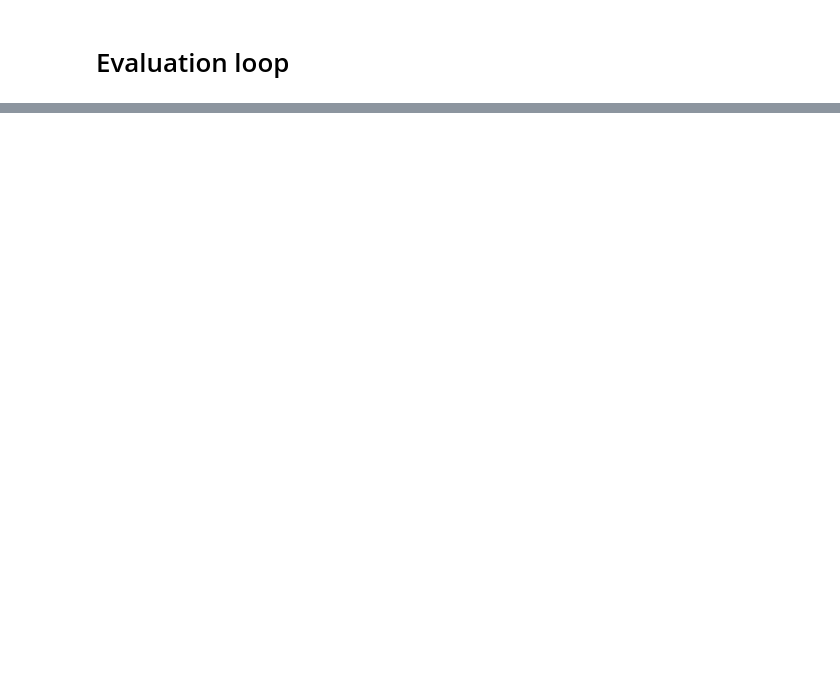
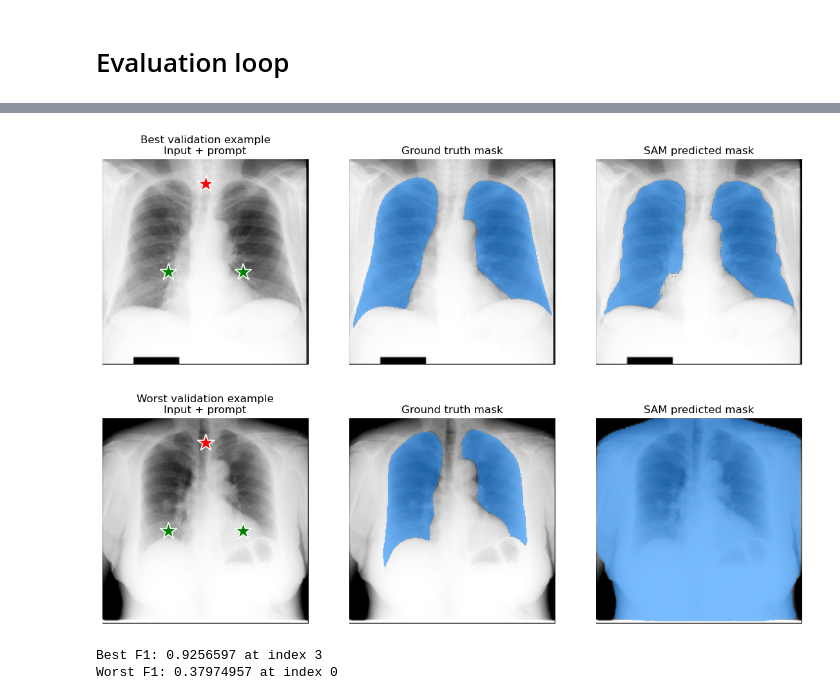
Before and after one commit to tdh424/DL-MR-GREEN, a Jupyter notebook: Assignment 3/Handin/sam_lung_xrays_1.ipynb, the cells around one changed output, grey strips where cells are left out. Saved outputs shown, nothing was run; the diff lists cells and outputs as text; code cells hidden in the pictures; blank space fills up the shorter version.

```diff
--- a/Assignment 3/Handin/sam_lung_xrays_1.ipynb
+++ b/Assignment 3/Handin/sam_lung_xrays_1.ipynb
@@ -242,0 +350,54 @@ print(f"Standard deviation: {std_f1:.4f}")
+# %%
+# Visualization of best and worst validation examples
+best_i = int(np.argmax(f1_scores))
+worst_i = int(np.argmin(f1_scores))
+
+for title, i in [("Best validation example", best_i), ("Worst validation example", worst_i)]:
+    img = x_val[i]
+    gt  = y_val[i]
+
+    predictor.set_image(img)
+    H, W = img.shape[:2]
+    input_points = np.array([
+        [int(0.32 * W), int(0.55 * H)],
+        [int(0.68 * W), int(0.55 * H)],
+        [int(0.50 * W), int(0.12 * H)],
+    ])
+    input_label = np.array([1, 1, 0])
+
+    masks, scores, logits = predictor.predict(
+        point_coords=input_points,
+        point_labels=input_label,
+        multimask_output=True
+    )
+    pred = masks[int(np.argmax(scores))].astype(np.uint8)
+
+    fig = plt.figure(figsize=(14, 5))
+
+    ax1 = fig.add_subplot(1, 3, 1)
+    ax1.set_title(f"{title}\nInput + prompt")
+    ax1.axis("off")
+    ax1.imshow(img)
+    show_points(input_points, input_label, ax1)
+
+    ax2 = fig.add_subplot(1, 3, 2)
+    ax2.set_title("Ground truth mask")
+    ax2.axis("off")
+    ax2.imshow(img)
+    show_mask(gt[None, ...], ax2)
+
+    ax3 = fig.add_subplot(1, 3, 3)
+    ax3.set_title("SAM predicted mask")
+    ax3.axis("off")
+    ax3.imshow(img)
+    show_mask(pred[None, ...], ax3)
+
+    plt.show()
+
+print("Best F1:", f1_scores[best_i], "at index", best_i)
+print("Worst F1:", f1_scores[worst_i], "at index", worst_i)
+# %% [output]
+[figure, added]
+[figure, added]
+Best F1: 0.9256597 at index 3
+Worst F1: 0.37974957 at index 0
```
Also changed, not shown: parts of 8 cells of this notebook, 7 other files.
